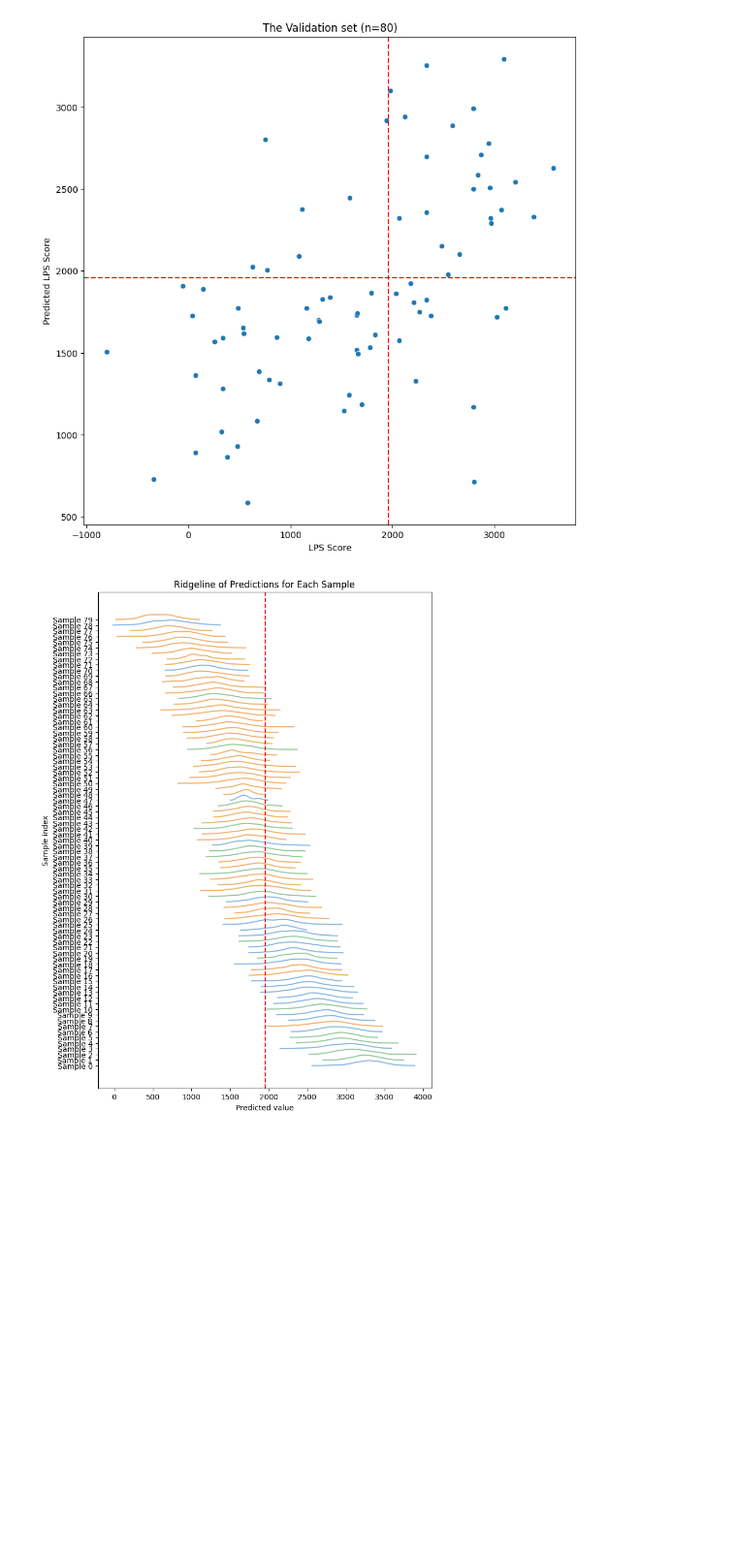
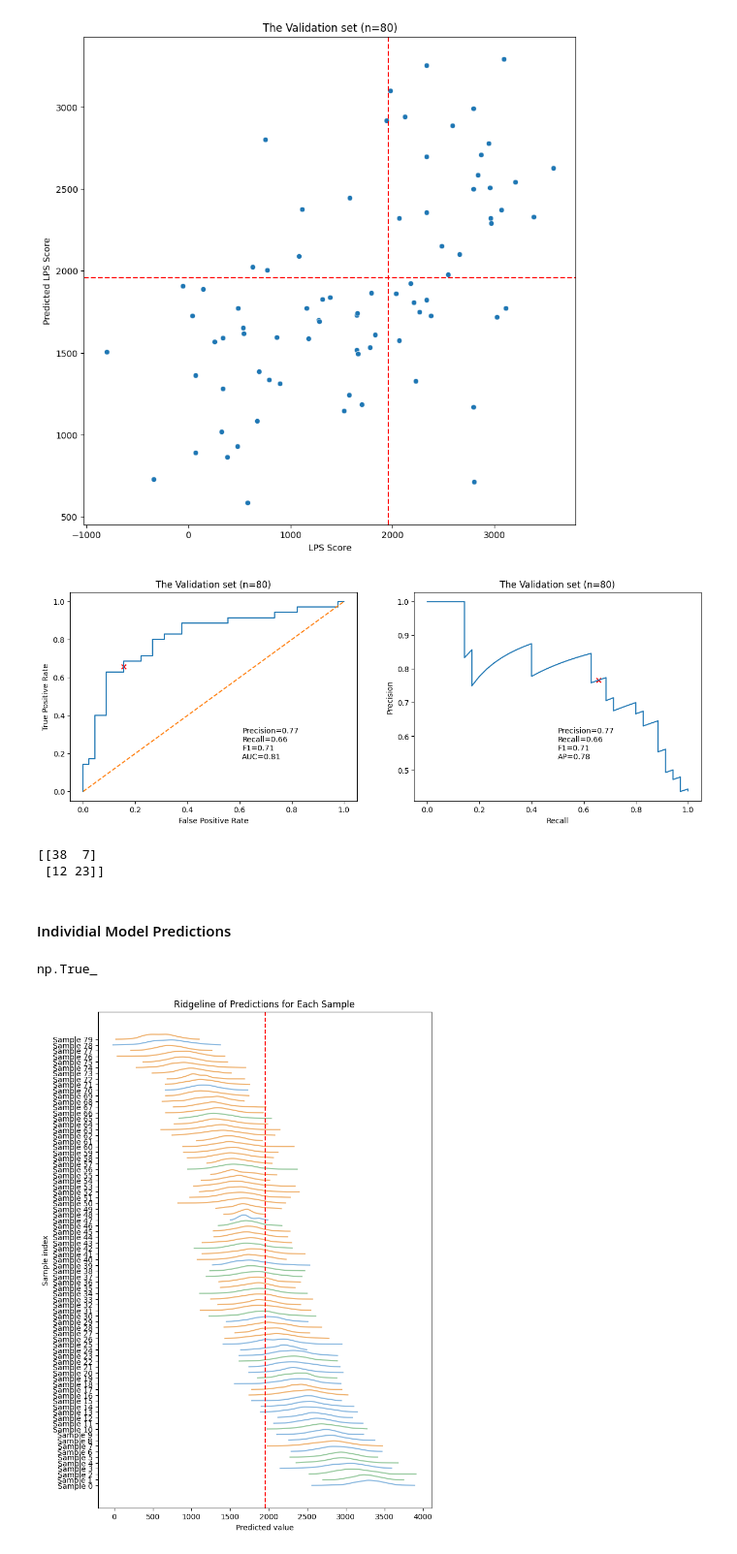
Before and after one commit to etabari/goya_paper, a Jupyter notebook: coo-modeling/03.01-ens-regression-gene_noAf.ipynb, the cells around one changed output. Shown: that part at 97% size. Cells and saved outputs as stored; diff of their text form; code cells hidden in the pictures; blank space fills up the shorter version.

Commit message:
more details on the model performances

```diff
--- a/coo-modeling/03.01-ens-regression-gene_noAf.ipynb
+++ b/coo-modeling/03.01-ens-regression-gene_noAf.ipynb
@@ -352,4 +352,66 @@ plt.axvline(1960, color="red", linestyle="--")
 # %% [output]
 <matplotlib.lines.Line2D at 0x...>
 [figure]
+# %%
+y_val_class = (y_val >= gcb_threshold).astype(int)
+y_pred_val_class = (y_pred_val >= gcb_threshold).astype(int)
+
+# Confusion matrix
+cm = confusion_matrix(y_val_class, y_pred_val_class)
+tn, fp, fn, tp = cm.ravel()
+
+precision = precision_score(y_val_class, y_pred_val_class)
+recall = recall_score(y_val_class, y_pred_val_class)
+f1 = f1_score(y_val_class, y_pred_val_class)
+
+# ROC and AUC
+# For ROC, we should use the raw prediction values (or probabilities in classification models).
+# Here, using continuous predictions from ElasticNet:
+fpr, tpr, _ = roc_curve(y_val_class, y_pred_val)
+roc_auc = auc(fpr, tpr)
+
+
+# Precision-Recall curve
+precision_vals, recall_vals, pr_thresholds = precision_recall_curve(
+    y_val_class, y_pred_val
+)
+pr_auc = average_precision_score(y_val_class, y_pred_val)
+
+# Plot 1: ROC
+fig1, ax = plt.subplots(1, 2, figsize=(15, 5))
+ax[0].plot(fpr, tpr, label=f"AUC = {roc_auc:.2f}")
+ax[0].scatter(fp / (fp + tn), tp / (tp + fn), color="red", marker="x")
+ax[0].plot([0, 1], [0, 1], linestyle="--")
+ax[0].set_xlabel("False Positive Rate")
+ax[0].set_ylabel("True Positive Rate")
+ax[0].set_title("The Validation set (n=80)")
+ax[0].text(
+    0.6,
+    0.2,
+    f"Precision={precision:.2f}\nRecall={recall:.2f}\nF1={f1:.2f}\nAUC={roc_auc:.2f}",
+    transform=ax[0].transAxes,
+)
+
+# Plot 2: Precision-Recall
+ax[1].plot(recall_vals, precision_vals, label=f"AP = {pr_auc:.2f}")
+ax[1].scatter(tp / (tp + fn), tp/(tp+fp), color="red", marker="x")
+ax[1].set_xlabel("Recall")
+ax[1].set_ylabel("Precision")
+ax[1].set_title("The Validation set (n=80)")
+ax[1].text(
+    0.5,
+    0.2,
+    f"Precision={precision:.2f}\nRecall={recall:.2f}\nF1={f1:.2f}\nAP={pr_auc:.2f}",
+    transform=ax[1].transAxes,
+)
+plt.show()
+# %% [output]
+[figure, added]
+# %%
+print(cm)
+# %% [output]
+[[38  7]
+ [12 23]]
+# %% [markdown]
+#### Individial Model Predictions
 # %%
@@ -361,3 +426,9 @@ for _, est in enumerate(ensemble_elasticnet.estimators_):
+# %%
+## Check if the avreage of submodel predictions match the Ensemble predictions
+
+np.all(np.mean(all_preds, axis=1) == y_pred_val)
+# %% [output]
+np.True_
 # %%
 plt.figure(figsize=(8, 12))
 
```
Also changed, not shown: parts of 9 cells of this notebook, 2 other files.
